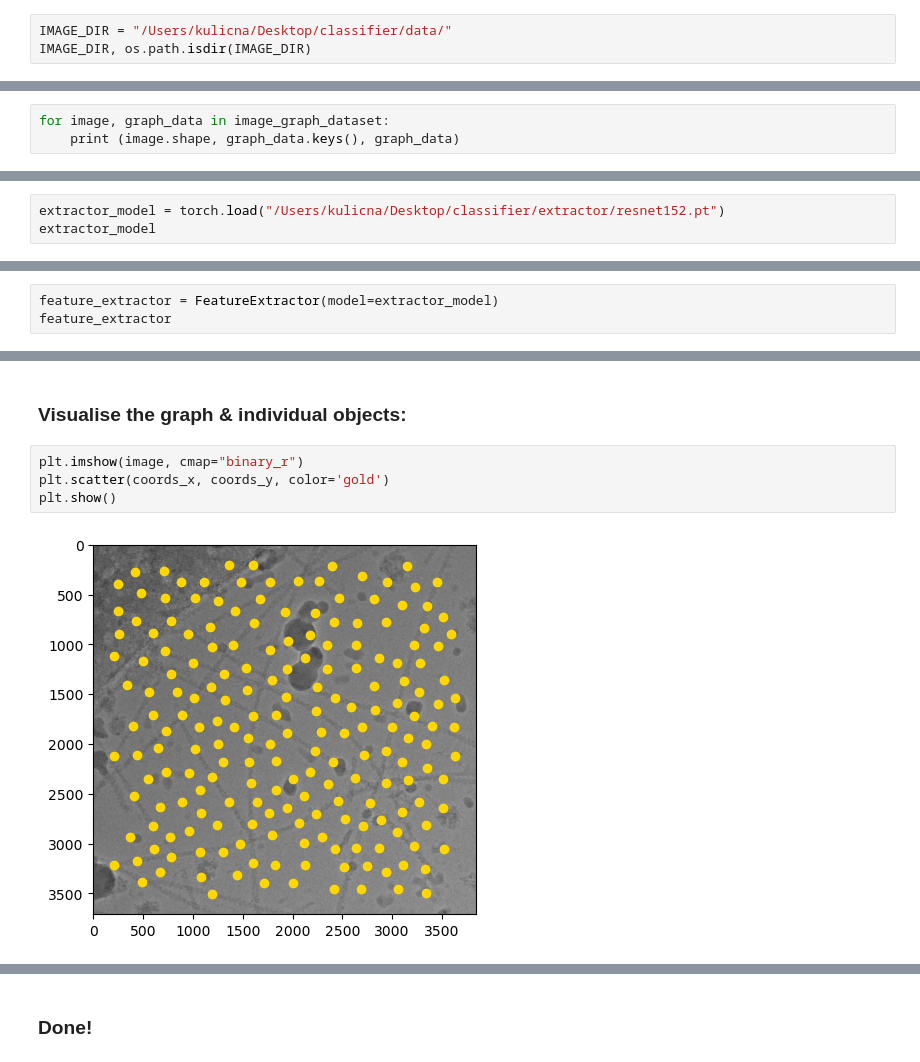
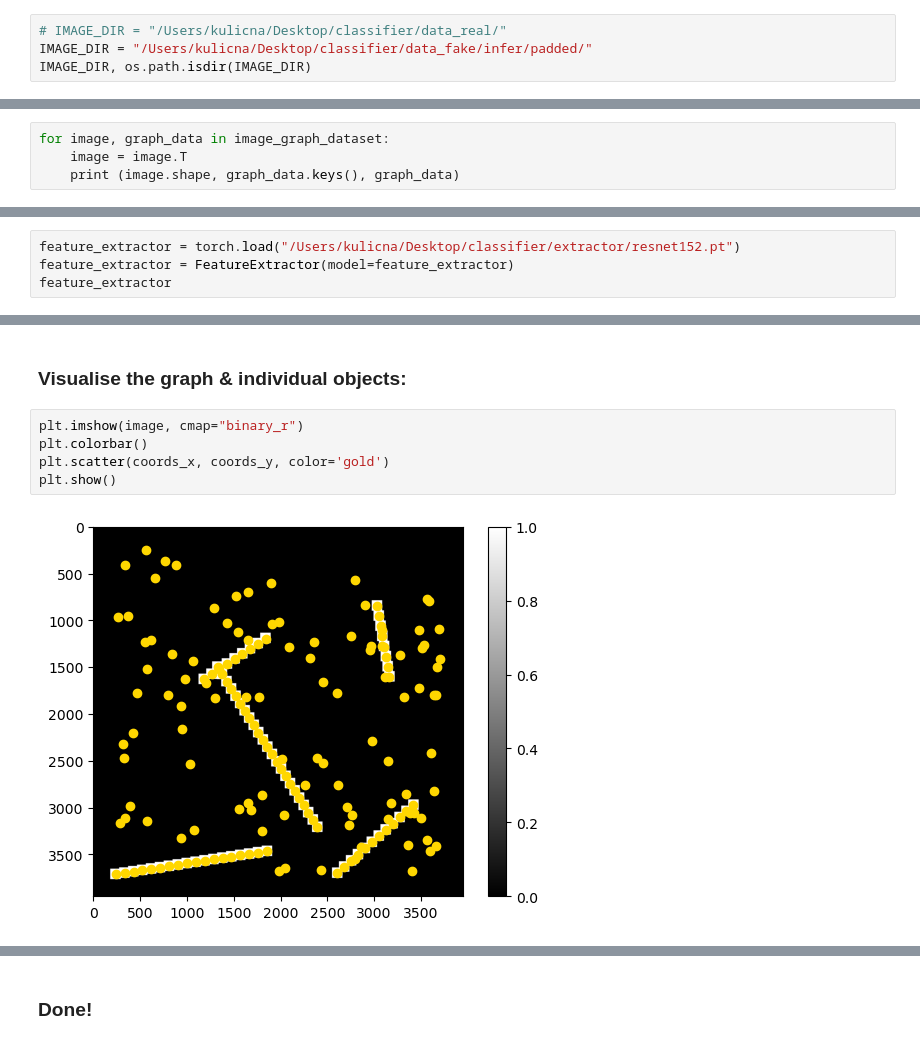
Before and after one commit to alan-turing-institute/grace, a Jupyter notebook: notebooks/optimise_graph_fake.ipynb, the cells around one changed output, grey strips where cells are left out. Drawn from its saved outputs; the diff is of its cells as text.

```diff
--- a/notebooks/optimise_graph_fake.ipynb
+++ b/notebooks/optimise_graph_fake.ipynb
@@ -25,6 +26,7 @@ from grace.models.feature_extractor import FeatureExtractor
 # %% [markdown]
 ### Load an example image + build graph:
 # %%
-IMAGE_DIR = "/Users/kulicna/Desktop/classifier/data/"
+# IMAGE_DIR = "/Users/kulicna/Desktop/classifier/data_real/"
+IMAGE_DIR = "/Users/kulicna/Desktop/classifier/data_fake/infer/padded/"
 IMAGE_DIR, os.path.isdir(IMAGE_DIR)
 # %% [output]
@@ -62,4 +44,5 @@ image_graph_dataset
 # %%
 for image, graph_data in image_graph_dataset:
+    image = image.T
     print (image.shape, graph_data.keys(), graph_data)
 # %% [output]
@@ -106,6 +114,7 @@ plt.show()
 # %% [markdown]
 ### Now extract the features from each node patch:
 # %%
-extractor_model = torch.load("/Users/kulicna/Desktop/classifier/extractor/resnet152.pt")
-extractor_model
+feature_extractor = torch.load("/Users/kulicna/Desktop/classifier/extractor/resnet152.pt")
+feature_extractor = FeatureExtractor(model=feature_extractor)
+feature_extractor
 # %% [output]
@@ -128,4 +137 @@ Sequential(
 )
-# %%
-feature_extractor = FeatureExtractor(model=extractor_model)
-feature_extractor
@@ -402,10 +412,11 @@ x = optimise_graph(graph)
 ### Visualise the graph & individual objects:
 # %%
 plt.imshow(image, cmap="binary_r")
+plt.colorbar()
 plt.scatter(coords_x, coords_y, color='gold')
 plt.show()
 # %% [output]
-[figure, old version]
+[figure, new version]
 # %%
 pos = {idx: (node[GraphAttrs.NODE_X], node[GraphAttrs.NODE_Y]) for idx, node in x.nodes(data=True)}
 fig, ax = plt.subplots(figsize=(8, 8))
```
Also changed, not shown: parts of 44 cells of this notebook, 8 other files.
